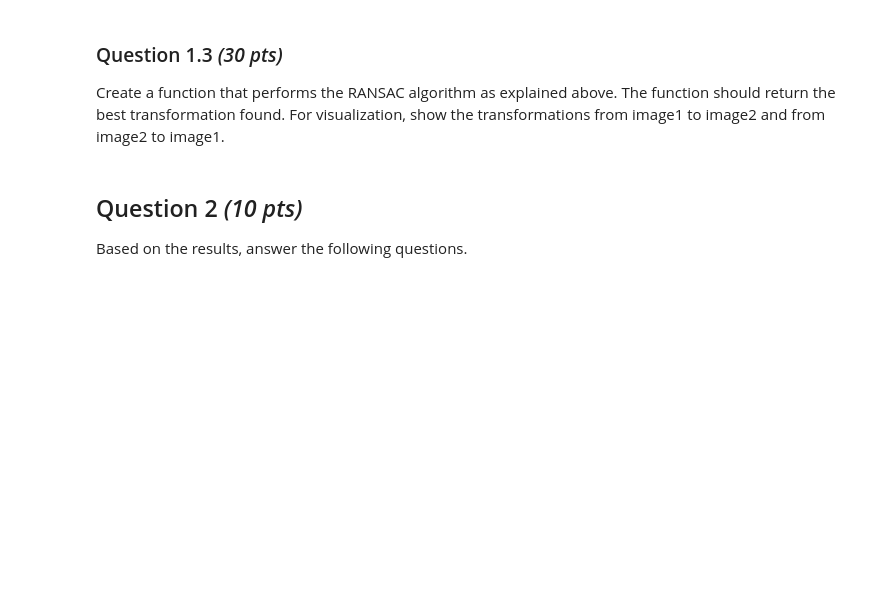
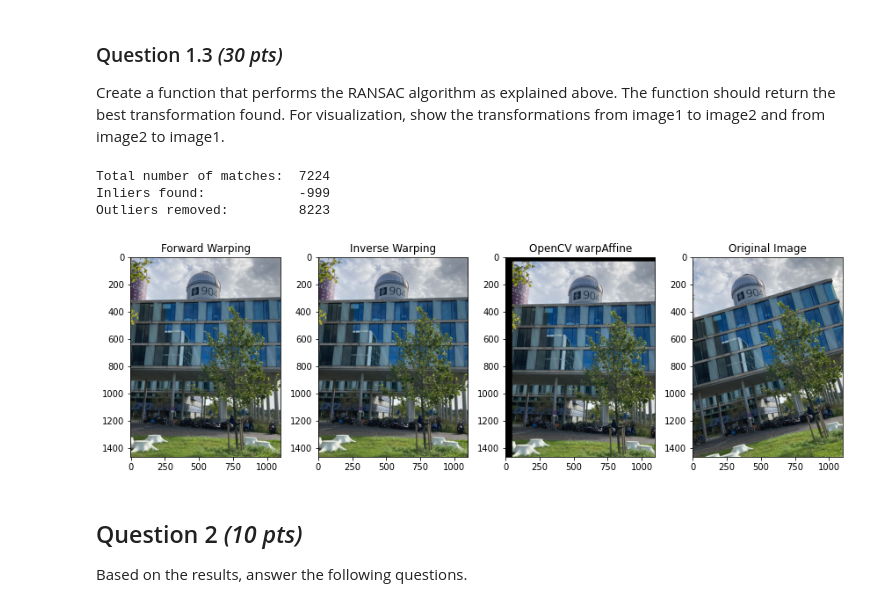
Before and after one commit to danilotpnta/computer_vission1, a Jupyter notebook: Lab4/CV1_Lab4_Students.ipynb, the cells around one changed output. Drawn from its saved outputs; the diff is of its cells as text; code cells hidden in the pictures; blank space fills up the shorter version.

```diff
--- a/Lab4/CV1_Lab4_Students.ipynb
+++ b/Lab4/CV1_Lab4_Students.ipynb
@@ -220,17 +232,18 @@ def affine_transform(img, mat, warp='forward'):
   # =========================
   # YOUR CODE HERE IF NEEDED
   # =========================
-  raise NotImplementedError
 
   if warp =='forward':
     # =========================
     # YOUR CODE HERE
     # =========================
+    output = img
 
   if warp == 'inverse':
     # =========================
     # YOUR CODE HERE
     # =========================
+    output = img
 
   return output
 # %%
@@ -275,17 +319,53 @@ def visualization(src_img, ref_img, best_matrix):
   # ================
   # YOUR CODE HERE
   # ================
-  raise NotImplementedError
+
+  # Apply transformations
+  transformed_forward = affine_transform(src_img, best_matrix, warp='forward')
+  transformed_inverse = affine_transform(src_img, best_matrix, warp='inverse')
+
+  # NOTE: replace best_matrix with our implementation
+  best_matrix = np.array([[1.0, 0.0, 50.0], [0.0, 1.0, 30.0]], dtype=np.float32)
+  transformed_cv = cv2.warpAffine(src_img, best_matrix, (src_img.shape[1], src_img.shape[0]))
+
+  # Create a plot
+  plt.figure(figsize=(12,8))
+
+  plt.subplot(141)
+  plt.imshow(transformed_forward, cmap='gray')
+  plt.title('Forward Warping')
+
+  plt.subplot(142)
+  plt.imshow(transformed_inverse, cmap='gray')
+  plt.title('Inverse Warping')
+
+  plt.subplot(143)
+  plt.imshow(transformed_cv, cmap='gray')
+  plt.title('OpenCV warpAffine')
+
+  plt.subplot(144)
+  plt.imshow(ref_img, cmap='gray')
+  plt.title('Original Image')
+
+  plt.tight_layout()
+  plt.show()
 # %%
 N_iterations = 0 # RANSAC iterations. Experiment with this value!
 
 # TODO: Use the functions defined above to match the keypoints, filter the outliers and
 # visualize the results. Show the transformations from image1 to image2 and from image2 to image1.
 
 # ================
 # YOUR CODE HERE
 # ================
-raise NotImplementedError
+
+best_matrix_12 = ransac(keypoints_1, keypoints_2, matches, N_iterations)
+visualization(img1, img2, best_matrix_12)
+# %% [output]
+Total number of matches:  7224
+Inliers found:            -999
+Outliers removed:         8223
+[figure, added]
 # %% [markdown]
  ## Question 2 *(10 pts)*
 Based on the results, answer the following questions.
```
Also changed, not shown: parts of 11 cells of this notebook, 1 other file.
